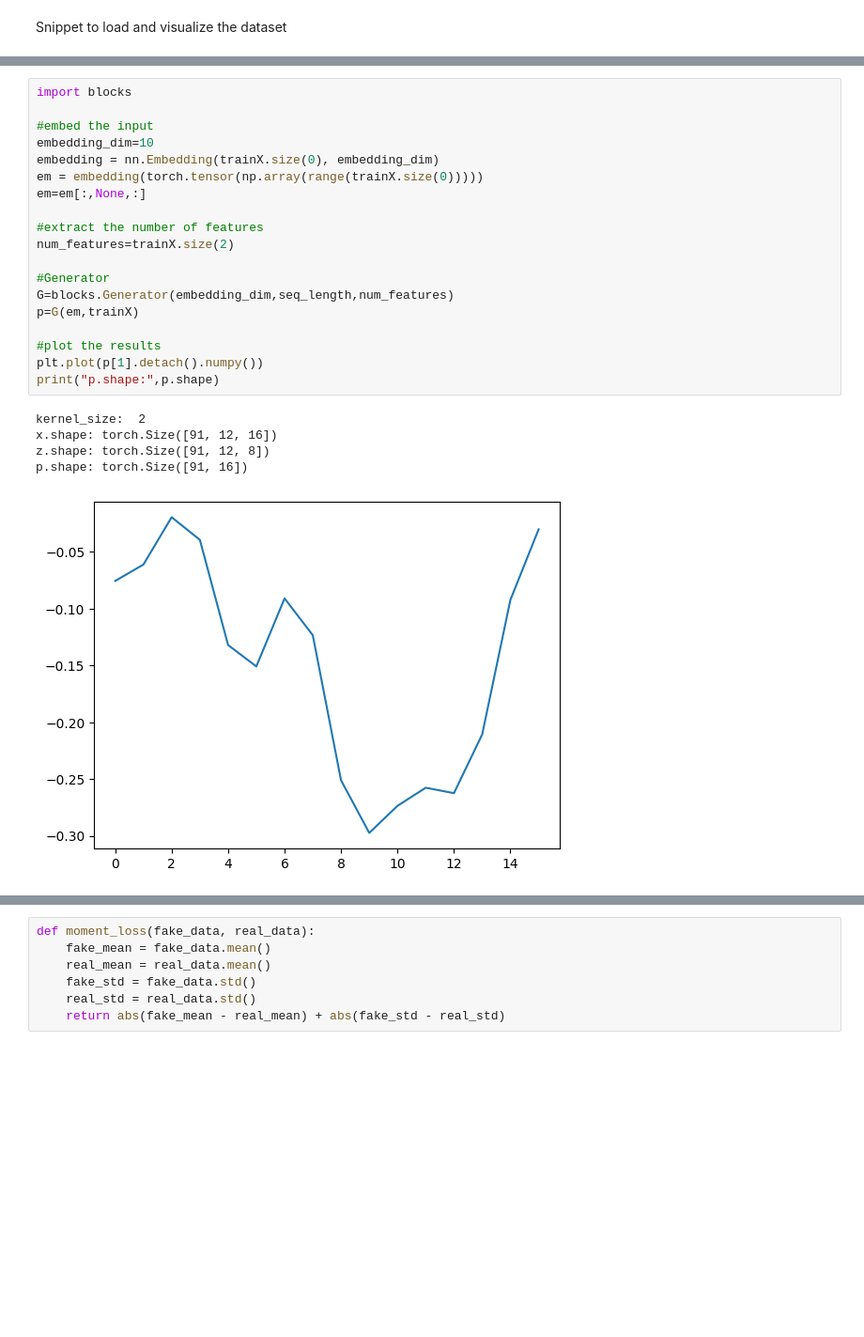
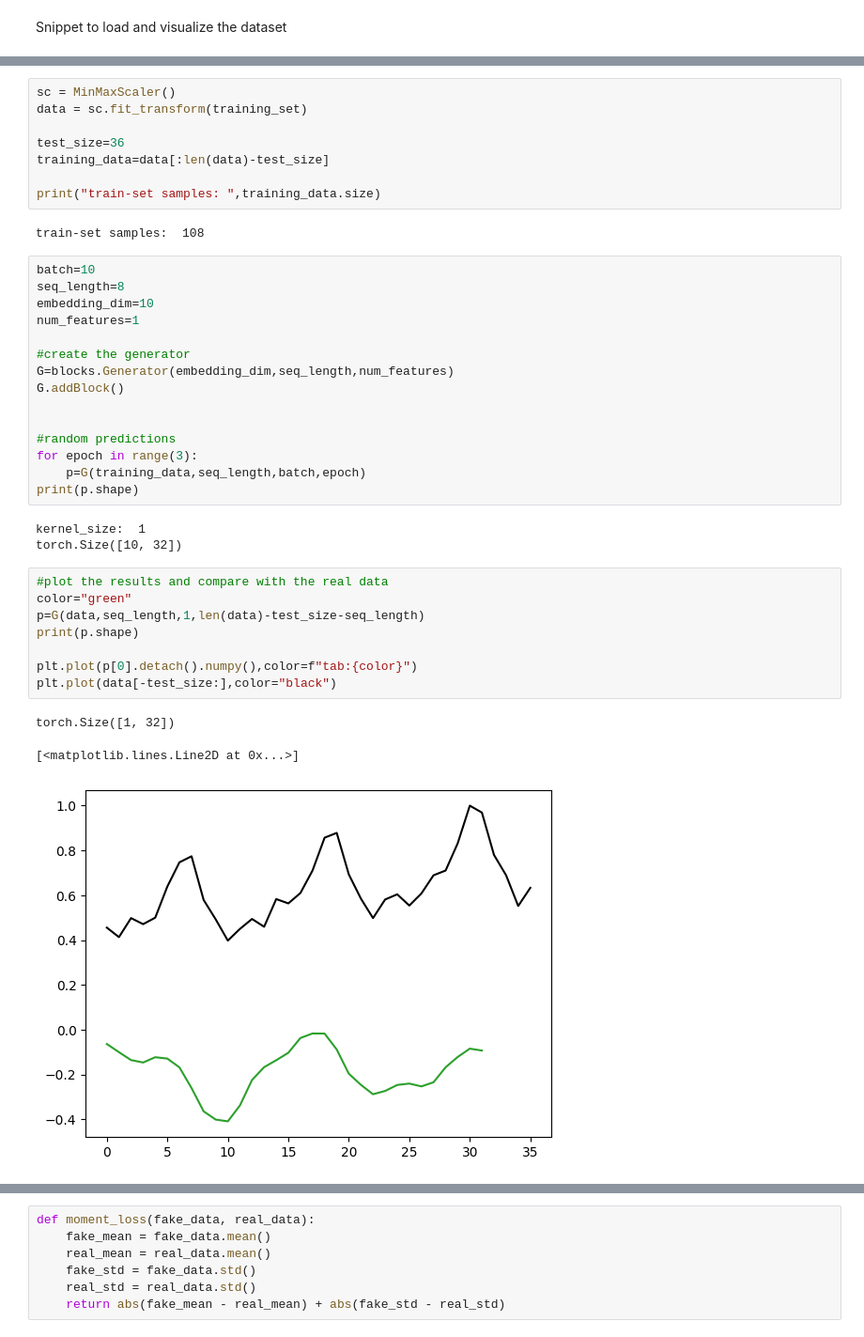
Before and after one commit to francomano/PSA-GAN, a Jupyter notebook: utils.ipynb, the cells around one changed output, grey strips where cells are left out. Shown at 94% size. Saved outputs shown, nothing was run; the diff lists cells and outputs as text; blank space fills up the shorter version.

```diff
--- a/utils.ipynb
+++ b/utils.ipynb
@@ -71,26 +27,41 @@ torch.Size([91, 1])
-# %%
-import blocks
-
-#embed the input
-embedding_dim=10
-embedding = nn.Embedding(trainX.size(0), embedding_dim)
-em = embedding(torch.tensor(np.array(range(trainX.size(0)))))
-em=em[:,None,:]
-
-#extract the number of features
-num_features=trainX.size(2)
-
-#Generator
-G=blocks.Generator(embedding_dim,seq_length,num_features)
-p=G(em,trainX)
-
-#plot the results
-plt.plot(p[1].detach().numpy())
-print("p.shape:",p.shape)
-# %% [output]
-kernel_size:  2
-x.shape: torch.Size([91, 12, 16])
-z.shape: torch.Size([91, 12, 8])
-p.shape: torch.Size([91, 16])
-[figure, removed]
+# %%
+sc = MinMaxScaler()
+data = sc.fit_transform(training_set)
+
+test_size=36
+training_data=data[:len(data)-test_size]
+
+print("train-set samples: ",training_data.size)
+# %% [output]
+train-set samples:  108
+# %%
+batch=10
+seq_length=8
+embedding_dim=10
+num_features=1
+
+#create the generator
+G=blocks.Generator(embedding_dim,seq_length,num_features)
+G.addBlock()
+
+
+#random predictions
+for epoch in range(3):
+    p=G(training_data,seq_length,batch,epoch)
+print(p.shape)
+# %% [output]
+kernel_size:  1
+torch.Size([10, 32])
+# %%
+#plot the results and compare with the real data
+color="green"
+p=G(data,seq_length,1,len(data)-test_size-seq_length)
+print(p.shape)
+
+plt.plot(p[0].detach().numpy(),color=f"tab:{color}")
+plt.plot(data[-test_size:],color="black")
+# %% [output]
+torch.Size([1, 32])
+[<matplotlib.lines.Line2D at 0x...>]
+[figure, added]
 # %% [markdown]
```
Also changed, not shown: parts of 12 cells of this notebook, 2 other files.
